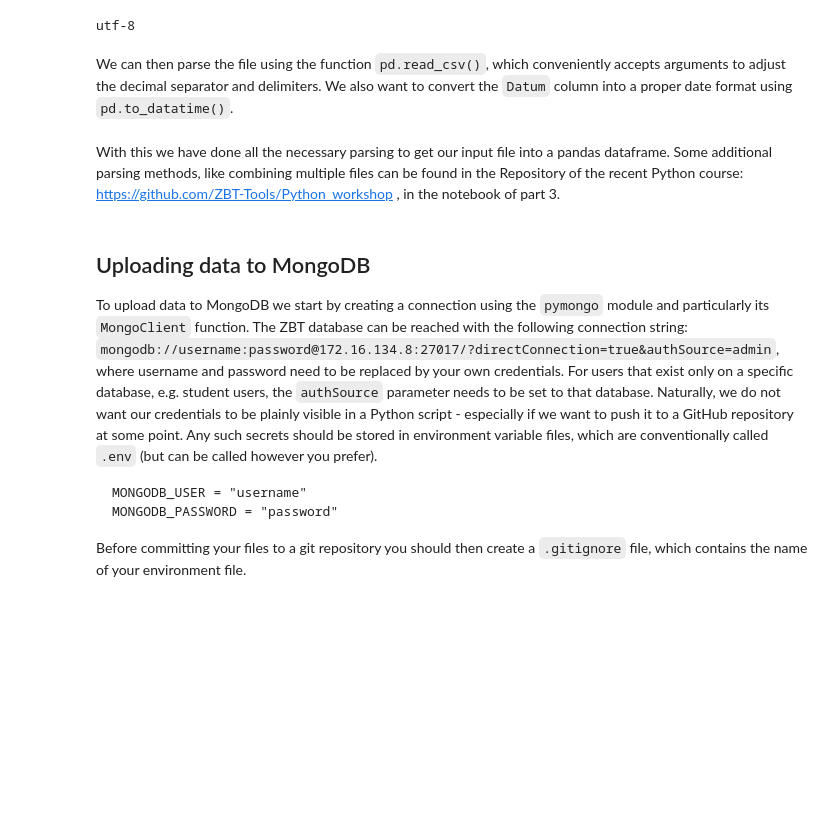
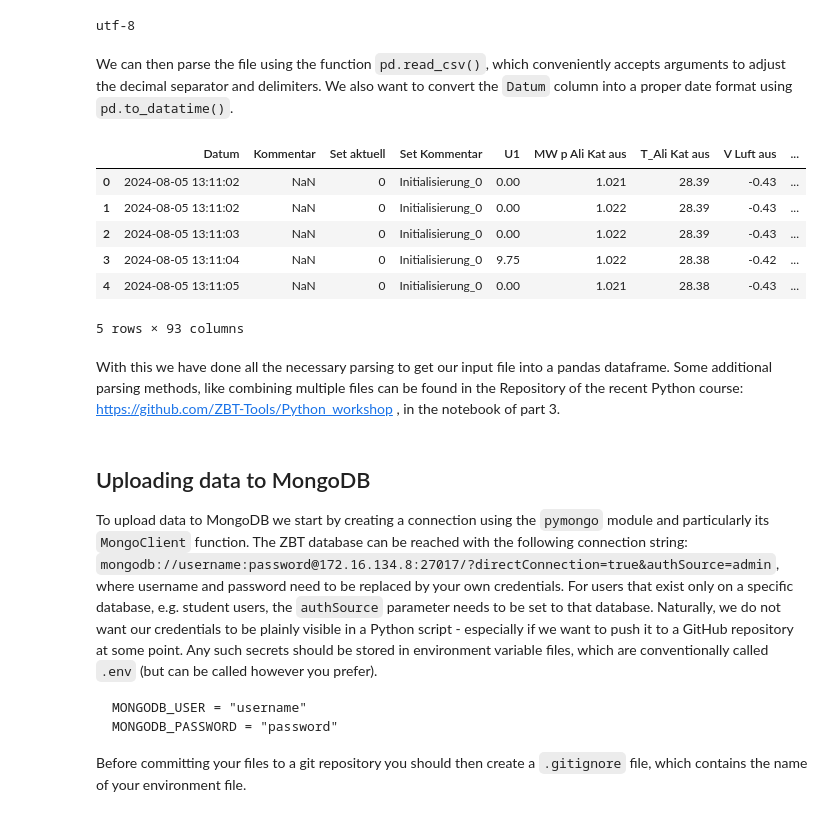
Before and after one commit to ZBT-Tools/rdm_workshop, a Jupyter notebook: mongodb_upload.ipynb, the cells around one changed output. Drawn from its saved outputs; the diff is of its cells as text; code cells hidden in the pictures; blank space fills up the shorter version.

```diff
--- a/mongodb_upload.ipynb
+++ b/mongodb_upload.ipynb
@@ -35,7 +35,17 @@ We can then parse the file using the function `pd.read_csv()`, which convenientl
 # %%
 # Read data into pandas DataFrame
 df = pd.read_csv(file_path, delimiter="\t", encoding=detected_encoding, decimal=",")
 df['Datum'] = pd.to_datetime(df['Datum'], format="%d.%m.%y %H:%M:%S")
+
+df.head()
+# %% [output]
+|  | Datum | Kommentar | Set aktuell | Set Kommentar | U1 | MW p Ali Kat aus | T_Ali Kat aus | V Luft aus | ... |
+| 0 | 2024-08-05 13:11:02 | NaN | 0 | Initialisierung_0 | 0.00 | 1.021 | 28.39 | -0.43 | ... |
+| 1 | 2024-08-05 13:11:02 | NaN | 0 | Initialisierung_0 | 0.00 | 1.022 | 28.39 | -0.43 | ... |
+| 2 | 2024-08-05 13:11:03 | NaN | 0 | Initialisierung_0 | 0.00 | 1.022 | 28.39 | -0.43 | ... |
+| 3 | 2024-08-05 13:11:04 | NaN | 0 | Initialisierung_0 | 9.75 | 1.022 | 28.38 | -0.42 | ... |
+| 4 | 2024-08-05 13:11:05 | NaN | 0 | Initialisierung_0 | 0.00 | 1.021 | 28.38 | -0.43 | ... |
+5 rows × 93 columns
 # %% [markdown]
 With this we have done all the necessary parsing to get our input file into a pandas dataframe. Some additional parsing methods, like combining multiple files can be found in the Repository of the recent Python course: https://github.com/ZBT-Tools/Python_workshop , in the notebook of part 3.
 # %% [markdown]
```
Also changed, not shown: parts of 7 cells of this notebook.
